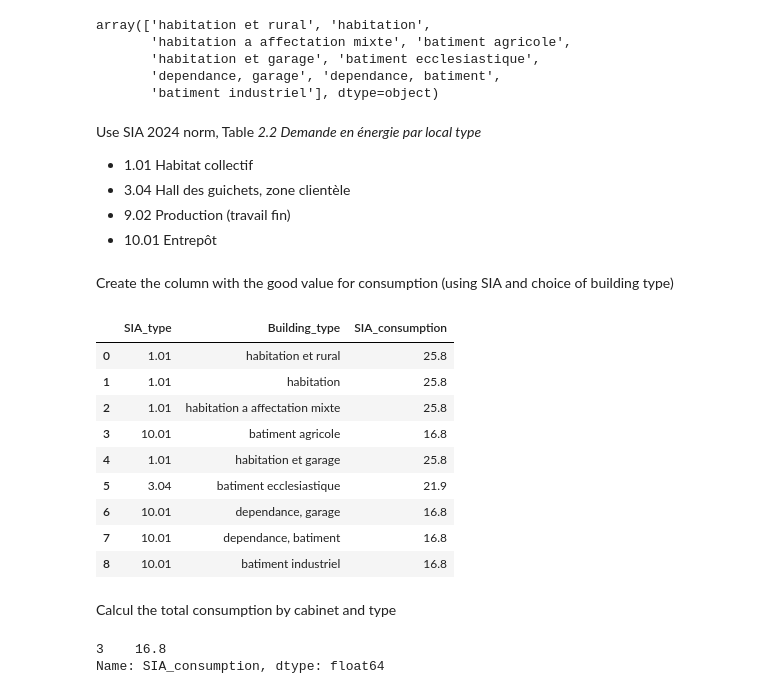
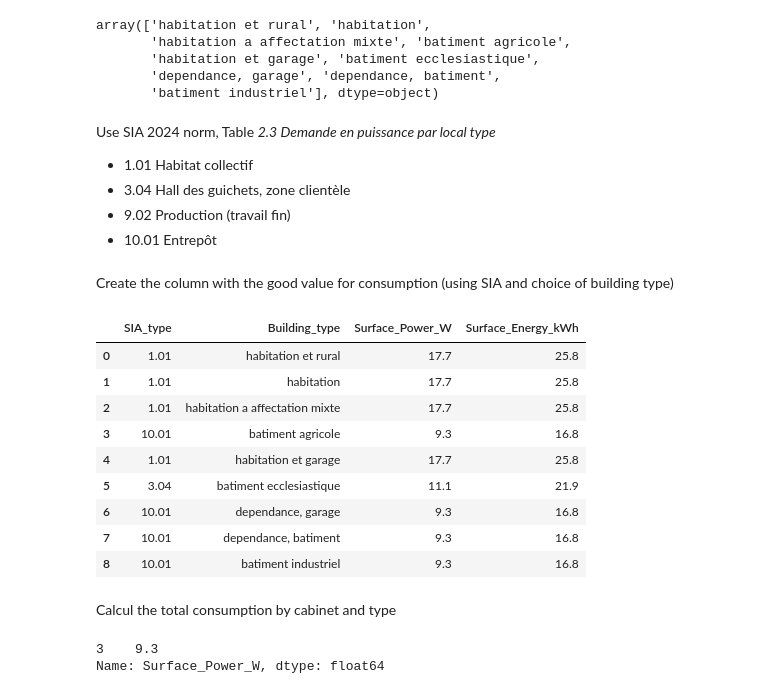
Before and after one commit to tfracheboud/rhtlab_test_labo, a Jupyter notebook: Trey/power_flow_trey.ipynb, the cells around one changed output. Cells and saved outputs as stored; diff of their text form; code cells hidden in the pictures.

```diff
--- a/Trey/power_flow_trey.ipynb
+++ b/Trey/power_flow_trey.ipynb
@@ -213,7 +125,7 @@ array(['habitation et rural', 'habitation',
        'dependance, garage', 'dependance, batiment',
        'batiment industriel'], dtype=object)
 # %% [markdown]
-Use SIA 2024 norm, Table _2.2 Demande en énergie par local type_
+Use SIA 2024 norm, Table _2.3 Demande en puissance par local type_
 
 - 1.01 Habitat collectif
 - 3.04 Hall des guichets, zone clientèle
@@ -250,7 +162,8 @@ df_consumption = pd.DataFrame(
 consumption_type = pd.DataFrame(
     {
         "SIA_Type": ["1.01", "3.04", "10.01"],
-        "Consumption": [21.6 + 4.2, 11.6 + 10.3, 6.3 + 10.5],
+        "Surface_Power_W": [10 + 7.7, 4 + 7.1, 2 + 7.3],
+        "Surface_Energy_kWh": [21.6 + 4.2, 11.6 + 10.3, 6.3 + 10.5],
     }
 )
 
@@ -258,30 +171,33 @@ consumption_type.set_index("SIA_Type", inplace=True)
 # %% [markdown]
 Create the column with the good value for consumption (using SIA and choice of building type)
 # %%
-df_consumption["SIA_consumption"] = df_consumption.apply(
-    lambda row: consumption_type.loc[row["SIA_type"]].Consumption, axis=1
+df_consumption["Surface_Power_W"] = df_consumption.apply(
+    lambda row: consumption_type.loc[row["SIA_type"]].Surface_Power_W, axis=1
+)
+df_consumption["Surface_Energy_kWh"] = df_consumption.apply(
+    lambda row: consumption_type.loc[row["SIA_type"]].Surface_Energy_kWh, axis=1
 )
 df_consumption
 # %% [output]
-|  | SIA_type | Building_type | SIA_consumption |
-| 0 | 1.01 | habitation et rural | 25.8 |
-| 1 | 1.01 | habitation | 25.8 |
-| 2 | 1.01 | habitation a affectation mixte | 25.8 |
-| 3 | 10.01 | batiment agricole | 16.8 |
-| 4 | 1.01 | habitation et garage | 25.8 |
-| 5 | 3.04 | batiment ecclesiastique | 21.9 |
-| 6 | 10.01 | dependance, garage | 16.8 |
-| 7 | 10.01 | dependance, batiment | 16.8 |
-| 8 | 10.01 | batiment industriel | 16.8 |
+|  | SIA_type | Building_type | Surface_Power_W | Surface_Energy_kWh |
+| 0 | 1.01 | habitation et rural | 17.7 | 25.8 |
+| 1 | 1.01 | habitation | 17.7 | 25.8 |
+| 2 | 1.01 | habitation a affectation mixte | 17.7 | 25.8 |
+| 3 | 10.01 | batiment agricole | 9.3 | 16.8 |
+| 4 | 1.01 | habitation et garage | 17.7 | 25.8 |
+| 5 | 3.04 | batiment ecclesiastique | 11.1 | 21.9 |
+| 6 | 10.01 | dependance, garage | 9.3 | 16.8 |
+| 7 | 10.01 | dependance, batiment | 9.3 | 16.8 |
+| 8 | 10.01 | batiment industriel | 9.3 | 16.8 |
 # %% [markdown]
 Calcul the total consumption by cabinet and type
 # %%
 df_consumption.loc[
     df_consumption["Building_type"] == "batiment agricole"
-].SIA_consumption
+].Surface_Power_W
 # %% [output]
-3    16.8
-Name: SIA_consumption, dtype: float64
+3    9.3
+Name: Surface_Power_W, dtype: float64
 # %%
 # df_Consumer_Categorie
 # df_consumption
```
Also changed, not shown: parts of 42 cells of this notebook, 9 other files.
